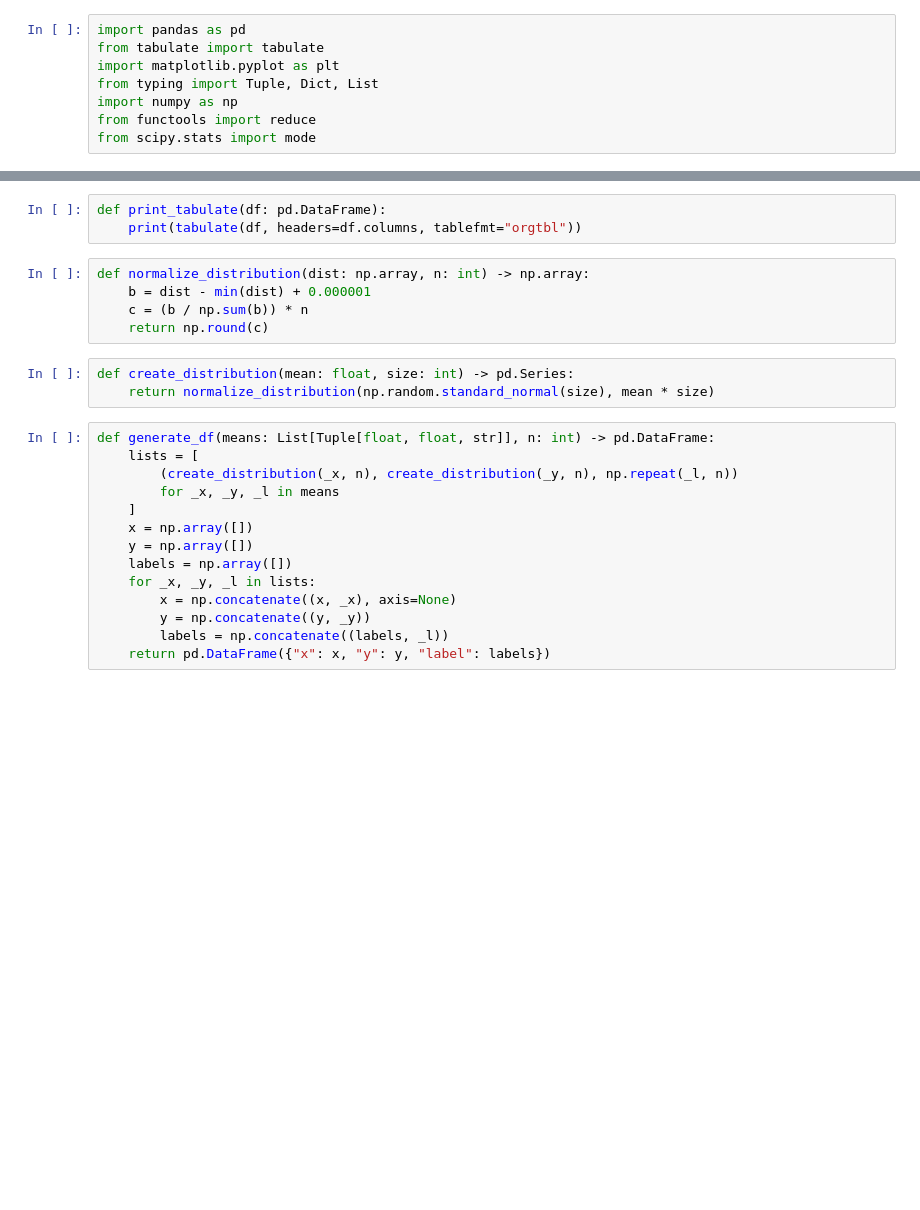
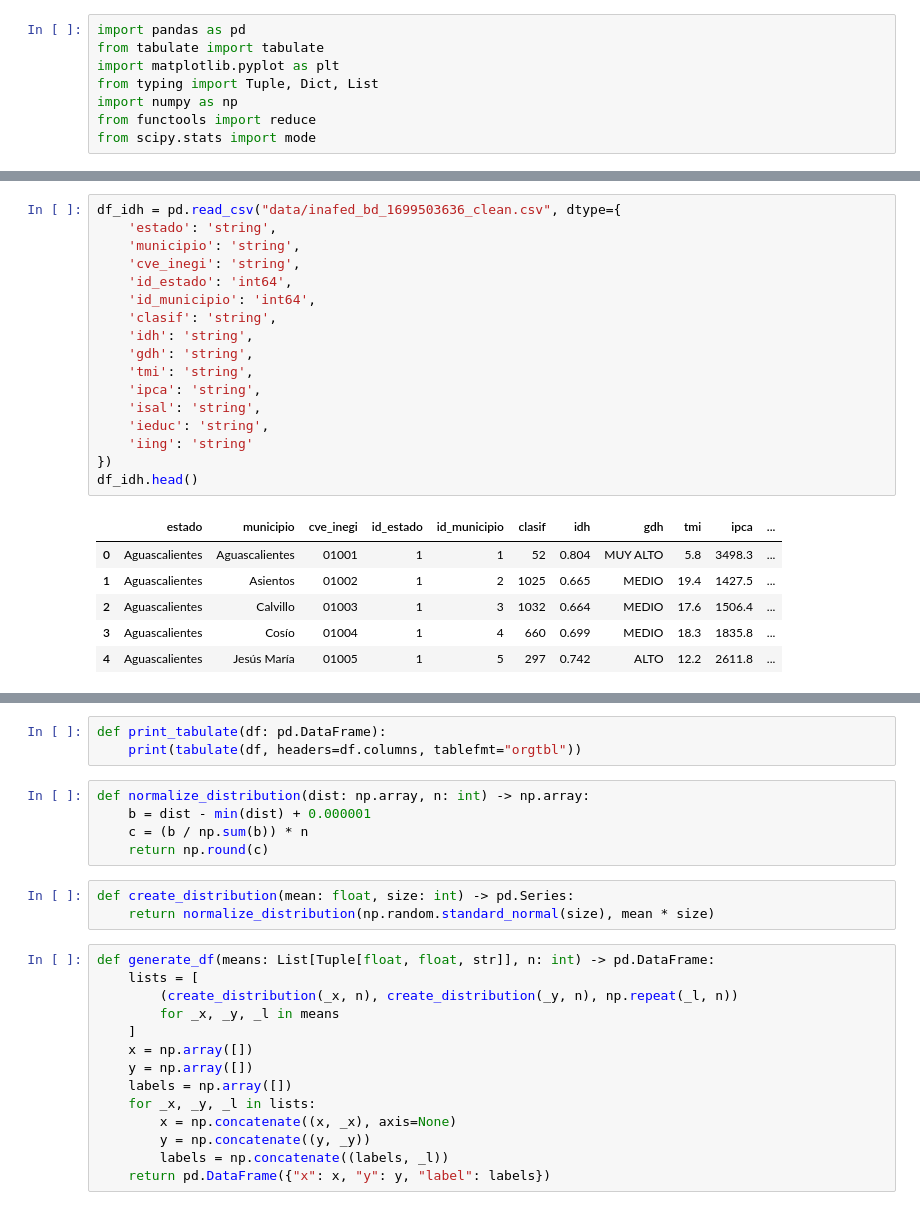
Before and after one commit to SaulPuente/data-mining-class, a Jupyter notebook: practica_7.ipynb, the cells around one changed output, grey strips where cells are left out. Saved outputs shown, nothing was run; the diff lists cells and outputs as text; blank space fills up the shorter version.

```diff
--- a/practica_7.ipynb
+++ b/practica_7.ipynb
@@ -21,0 +30,24 @@ df_uyc = pd.read_csv("data/Usuariosyconsumodeelectricidadpormunicipio_clean.csv"
+# %%
+df_idh = pd.read_csv("data/inafed_bd_1699503636_clean.csv", dtype={
+    'estado': 'string',
+    'municipio': 'string',
+    'cve_inegi': 'string',
+    'id_estado': 'int64',
+    'id_municipio': 'int64',
+    'clasif': 'string',
+    'idh': 'string',
+    'gdh': 'string',
+    'tmi': 'string',
+    'ipca': 'string',
+    'isal': 'string',
+    'ieduc': 'string',
+    'iing': 'string'
+})
+df_idh.head()
+# %% [output]
+|  | estado | municipio | cve_inegi | id_estado | id_municipio | clasif | idh | gdh | tmi | ipca | ... |
+| 0 | Aguascalientes | Aguascalientes | 01001 | 1 | 1 | 52 | 0.804 | MUY ALTO | 5.8 | 3498.3 | ... |
+| 1 | Aguascalientes | Asientos | 01002 | 1 | 2 | 1025 | 0.665 | MEDIO | 19.4 | 1427.5 | ... |
+| 2 | Aguascalientes | Calvillo | 01003 | 1 | 3 | 1032 | 0.664 | MEDIO | 17.6 | 1506.4 | ... |
+| 3 | Aguascalientes | Cosío | 01004 | 1 | 4 | 660 | 0.699 | MEDIO | 18.3 | 1835.8 | ... |
+| 4 | Aguascalientes | Jesús María | 01005 | 1 | 5 | 297 | 0.742 | ALTO | 12.2 | 2611.8 | ... |
```
Also changed, not shown: parts of 13 cells of this notebook, 7 other files.
